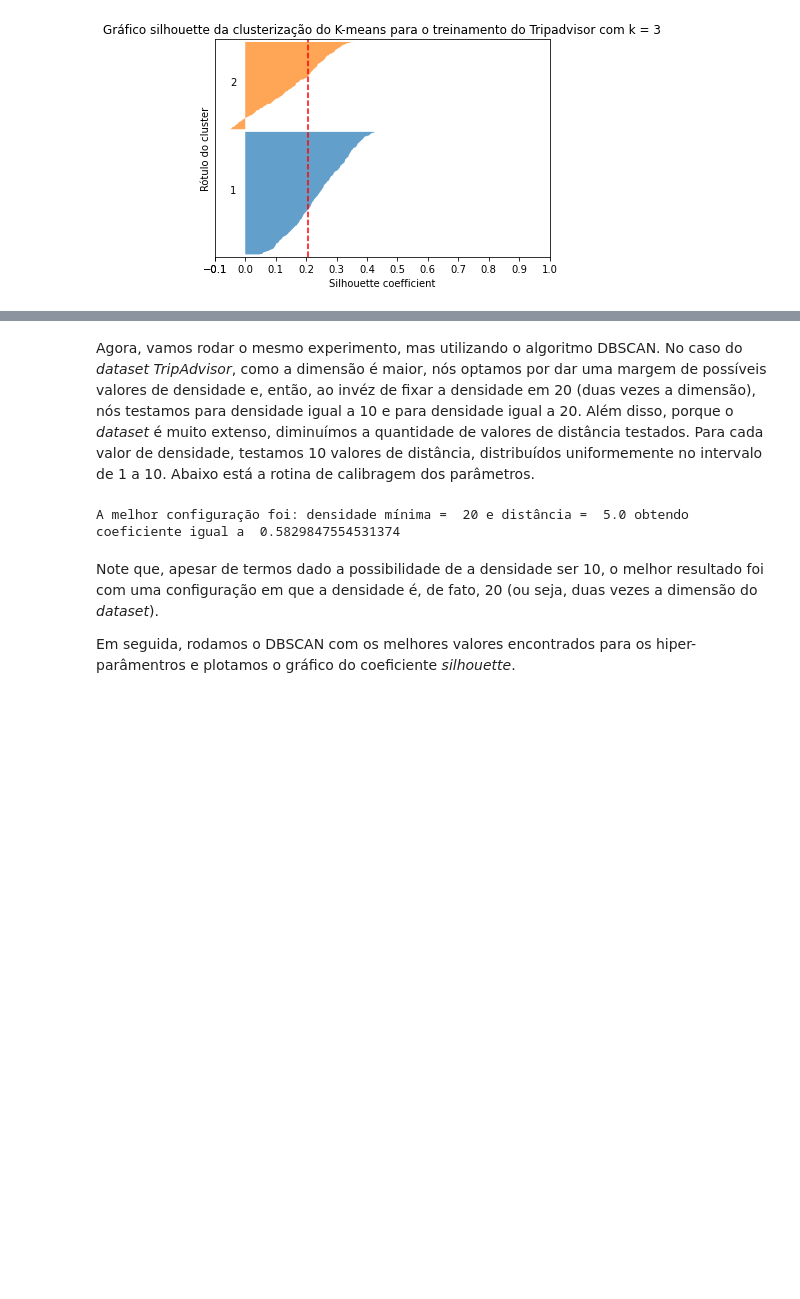
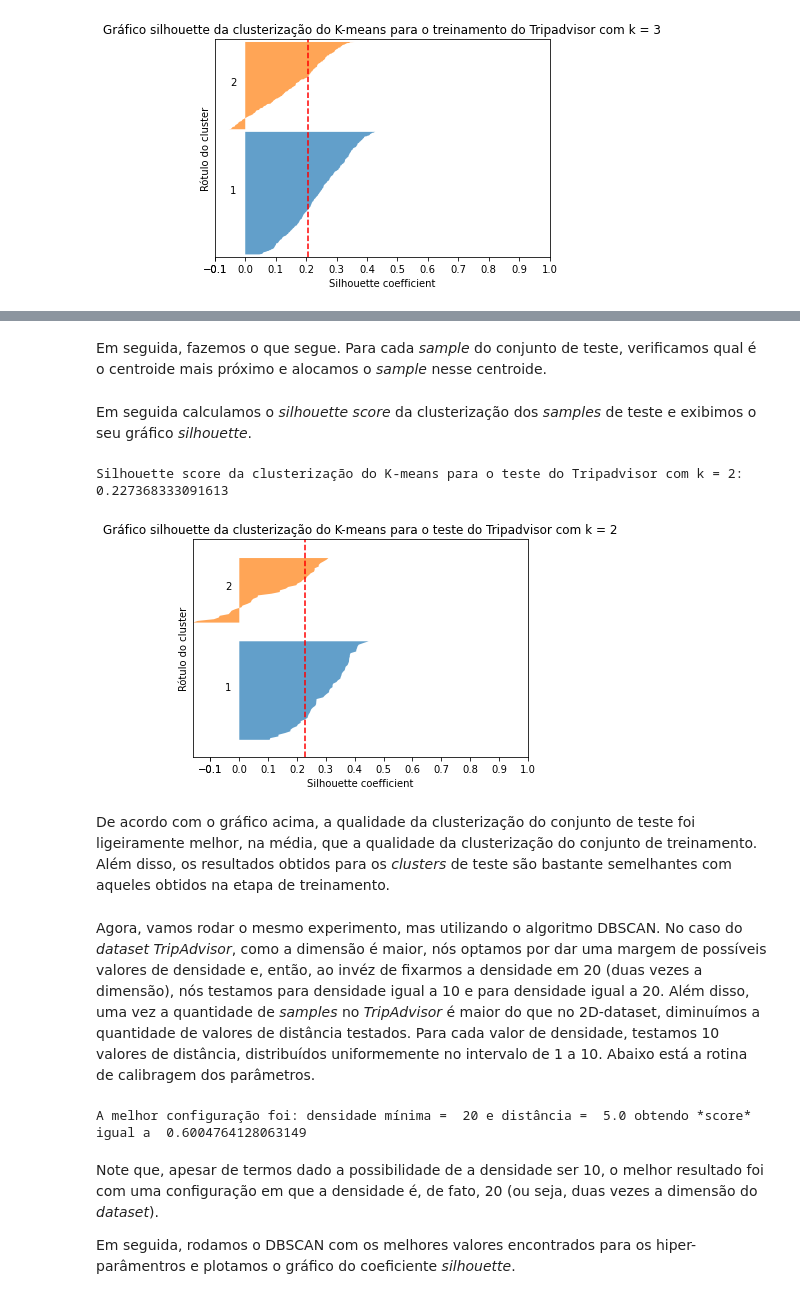
Before and after one commit to fcpereira97/MO444, a Jupyter notebook: Projeto 1/Projeto 1 - Notebook.ipynb, the cells around one changed output, grey strips where cells are left out. Drawn from its saved outputs; the diff is of its cells as text; code cells hidden in the pictures; blank space fills up the shorter version.

```diff
--- a/Projeto 1/Projeto 1 - Notebook.ipynb
+++ b/Projeto 1/Projeto 1 - Notebook.ipynb
@@ -923,7 +939,23 @@ De acordo com o gráfico *silhouette*, o K-means obtive o desempenho baixo, com
+# %% [markdown]
+Em seguida, fazemos o que segue. Para cada *sample* do conjunto de teste, verificamos qual é o centroide mais próximo e alocamos o *sample* nesse centroide.
+# %%
+Tripadvisor_test_clusters = extend_kmeans_clusterization(Tripadvisor_training_centroids, Tripadvisor_test_set, Tripadvisor_n_dimensions)
+# %% [markdown]
+Em seguida calculamos o *silhouette score* da clusterização dos *samples* de teste e exibimos o seu gráfico *silhouette*.
+# %%
+silhouette_score = calculate_silhouette_score(Tripadvisor_test_clusters, Tripadvisor_n_dimensions)
+print("Silhouette score da clusterização do K-means para o teste do Tripadvisor com k = 2: " + str(silhouette_score))
+title_str = "Gráfico silhouette da clusterização do K-means para o teste do Tripadvisor com k = 2"
+plot_silhouette_graph(Tripadvisor_test_set, Tripadvisor_test_clusters, Tripadvisor_n_dimensions, k, title_str)
+# %% [output]
+Silhouette score da clusterização do K-means para o teste do Tripadvisor com k = 2: 0.227368333091613
+[figure, added]
+# %% [markdown]
+De acordo com o gráfico acima, a qualidade da clusterização do conjunto de teste foi ligeiramente melhor, na média, que a qualidade da clusterização do conjunto de treinamento. Além disso, os resultados obtidos para os *clusters* de teste são bastante semelhantes com aqueles obtidos na etapa de treinamento.
 # %% [markdown]
 Agora, vamos rodar o mesmo experimento, mas utilizando o algoritmo DBSCAN.
-No caso do *dataset* *TripAdvisor*, como a dimensão é maior, nós optamos por dar uma margem de possíveis valores de densidade e, então, ao invéz de fixar a densidade em 20 (duas vezes a dimensão), nós testamos para densidade igual a 10 e para densidade igual a 20.
-Além disso, porque o *dataset* é muito extenso, diminuímos a quantidade de valores de distância testados. Para cada valor de densidade, testamos 10 valores de distância, distribuídos uniformemente no intervalo de 1 a 10.
+No caso do *dataset* *TripAdvisor*, como a dimensão é maior, nós optamos por dar uma margem de possíveis valores de densidade e, então, ao invéz de fixarmos a densidade em 20 (duas vezes a dimensão), nós testamos para densidade igual a 10 e para densidade igual a 20.
+Além disso, uma vez a quantidade de *samples* no *TripAdvisor* é maior do que no 2D-dataset, diminuímos a quantidade de valores de distância testados. Para cada valor de densidade, testamos 10 valores de distância, distribuídos uniformemente no intervalo de 1 a 10.
 Abaixo está a rotina de calibragem dos parâmetros.
 # %%
 # set interval of values for the hiper-parameters to be tested
@@ -933,9 +965,9 @@ eps_interval = np.linspace(1, 10, 10)
 
 # find best configuration of parameters according to silhouette score
 trip_best_d, trip_best_e, trip_best_ss = DBSCAN_tune_parameters(Tripadvisor_training_set, 10, get_distance, density_interval, eps_interval)
-print("A melhor configuração foi: densidade mínima = ", trip_best_d, "e distância = ", trip_best_e, "obtendo coeficiente igual a ", trip_best_ss)
+print("A melhor configuração foi: densidade mínima = ", trip_best_d, "e distância = ", trip_best_e, "obtendo *score* igual a ", trip_best_ss)
 # %% [output]
-A melhor configuração foi: densidade mínima =  20 e distância =  5.0 obtendo coeficiente igual a  0.5829847554531374
+A melhor configuração foi: densidade mínima =  20 e distância =  5.0 obtendo *score* igual a  0.6004764128063149
 # %% [markdown]
 Note que, apesar de termos dado a possibilidade de a densidade ser 10, o melhor resultado foi com uma configuração em que a densidade é, de fato, 20 (ou seja, duas vezes a dimensão do *dataset*).
 
```
Also changed, not shown: parts of 58 cells of this notebook.
